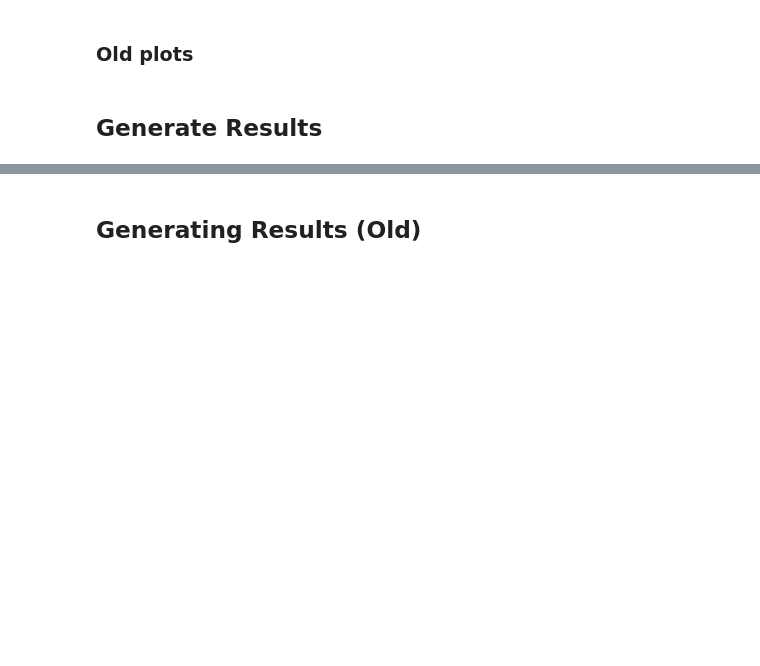
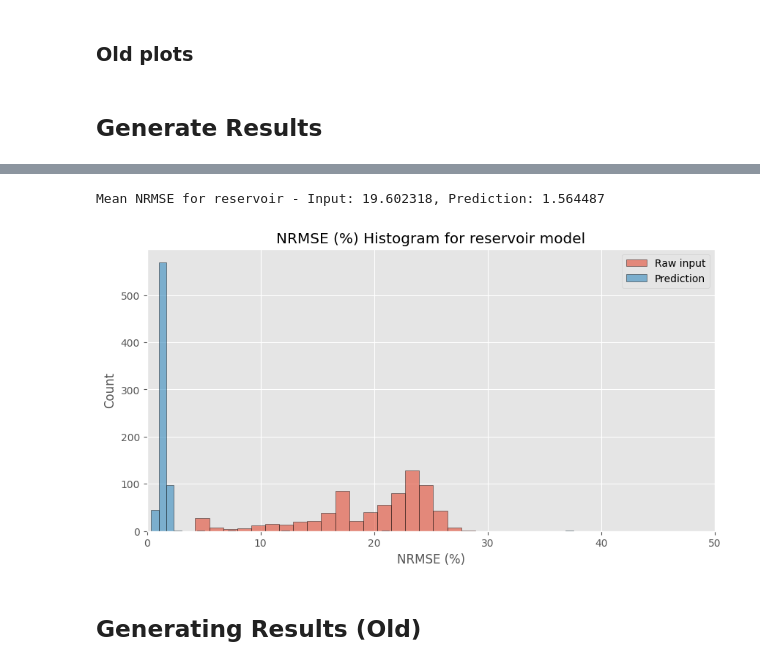
Before and after one commit to antoniomedeiros1/acwv-postprocessing, a Jupyter notebook: notebooks/main.ipynb, the cells around one changed output, grey strips where cells are left out. Drawn from its saved outputs; the diff is of its cells as text; code cells hidden in the pictures; blank space fills up the shorter version.

```diff
--- a/notebooks/main.ipynb
+++ b/notebooks/main.ipynb
@@ -567,3 +575,40 @@ NRMSE: 0.012701 or 1.27%
+# %%
+files = sorted(os.listdir(f'../sample/{vel_model}/coarse_grid/'))
+files = [f for f in files if f.startswith('output_data_0_') and f.endswith('.vti')]
+nrmse_inp = []
+nrmse_pred = []
+for file in files:
+    inp, re = load(
+        f'../sample/{vel_model}/coarse_grid/{file}',
+        f'../sample/{vel_model}/refined_grid/{file}'
+    )
+    prediction = generator(inp[tf.newaxis, ...], training=True)[0]
+
+    nrmse_inp_val = calculate_accuracy(inp, re, print_results=False)
+    nrmse_inp_percent = nrmse_inp_val * 100
+    if nrmse_inp_percent > 0 and nrmse_inp_percent < 100:
+        nrmse_inp.append(nrmse_inp_percent)
+
+    nrmse_pred_val = calculate_accuracy(prediction, re, print_results=False)
+    nrmse_pred_percent = nrmse_pred_val * 100
+    if nrmse_pred_percent > 0 and nrmse_pred_percent < 100:
+        nrmse_pred.append(nrmse_pred_percent)
+
+print(f"Mean NRMSE for {vel_model} - Input: {np.mean(nrmse_inp):.6f}, Prediction: {np.mean(nrmse_pred):.6f}")
+# %% [output]
+Mean NRMSE for reservoir - Input: 19.602318, Prediction: 1.564487
+# %%
+plt.figure(figsize=(10, 5))
+plt.hist(nrmse_inp, bins=20, alpha=0.6, label='Raw input', edgecolor='black')
+plt.hist(nrmse_pred, bins=100, alpha=0.6, label='Prediction', edgecolor='black')
+plt.xlabel('NRMSE (%)')
+plt.ylabel('Count')
+plt.title(f'NRMSE (%) Histogram for {vel_model} model')
+plt.xlim([0, 50])
+plt.legend()
+plt.show()
+# %% [output]
+[figure, added]
 # %% [markdown]
 ## Generating Results (Old)
 # %%
```
Also changed, not shown: parts of 10 cells of this notebook, 2 other files.
